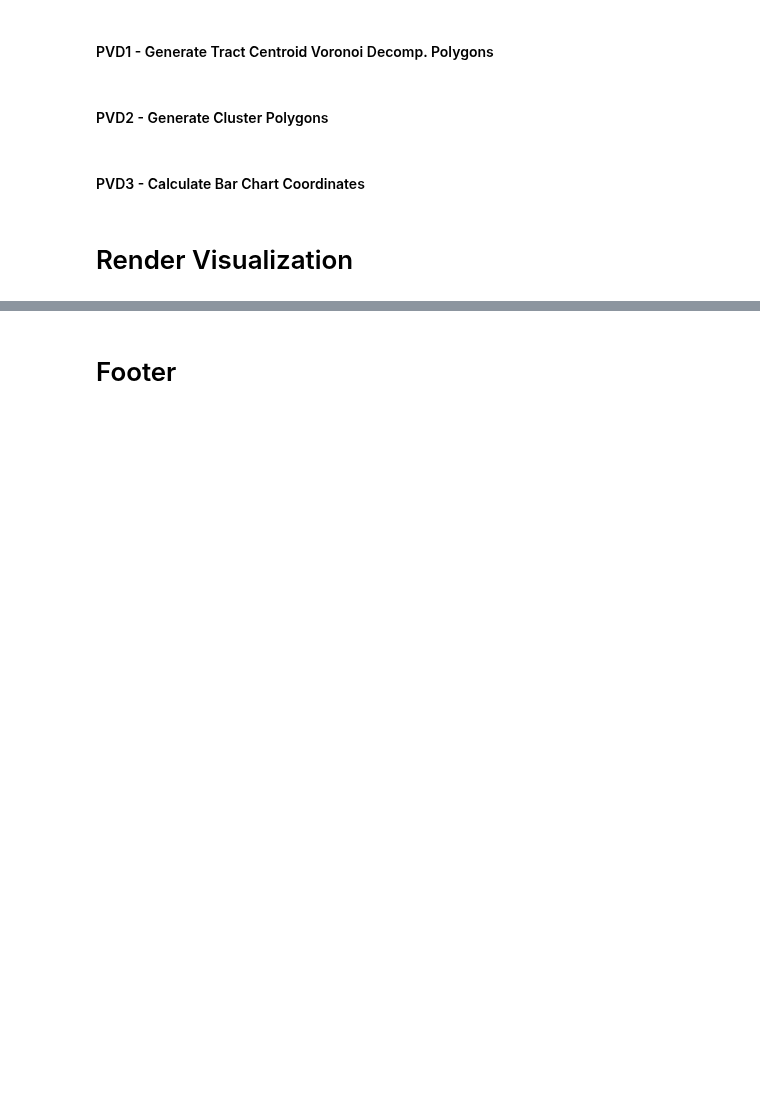
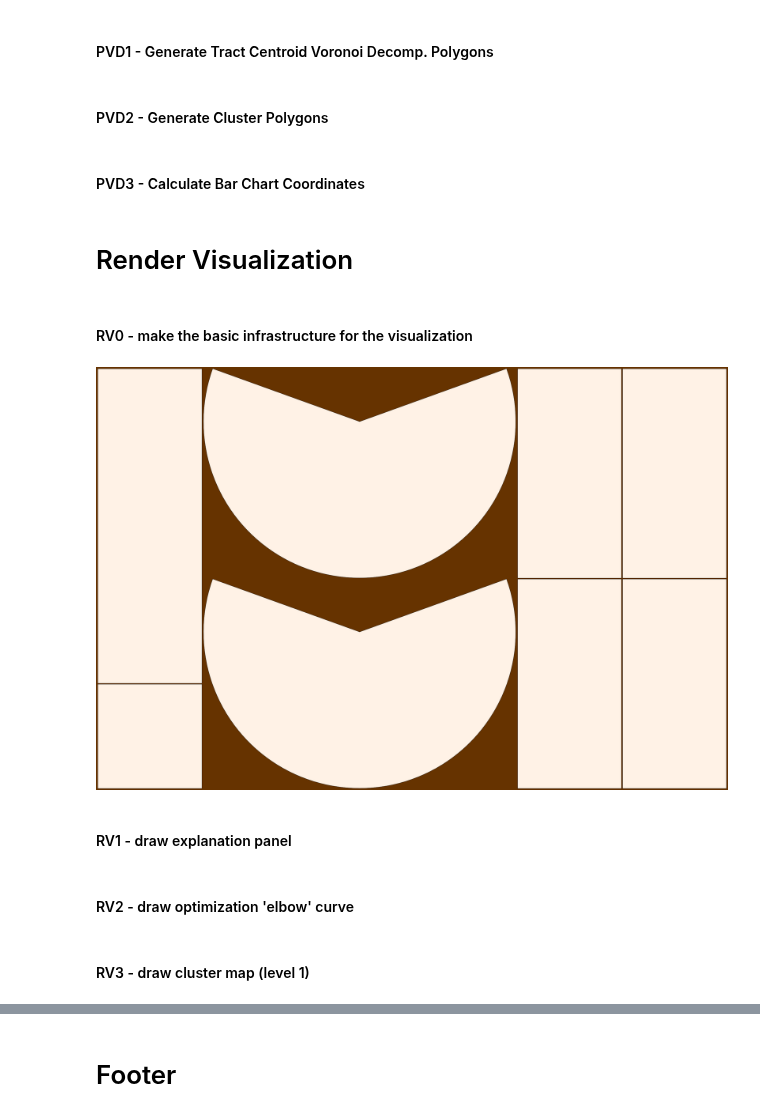
Before and after one commit to sjoshuam/pop_cluster_map, a Jupyter notebook: 1_pop_cluster_map.ipynb, the cells around one changed output, grey strips where cells are left out. Saved outputs shown, nothing was run; the diff lists cells and outputs as text; code cells hidden in the pictures; blank space fills up the shorter version.

Commit message:
Begin building visualization draw infrastructure

```diff
--- a/1_pop_cluster_map.ipynb
+++ b/1_pop_cluster_map.ipynb
@@ -77,14 +78,16 @@ set_color = {
     'AzureMedium'  :(7/12, 0.7, 0.7),
     'AzureLight'   :(7/12, 0.4, 1.0),
     'AzureBG'      :(7/12, 0.1, 1.0),
-    'AzureOverlay' :(7/12, 0.1, 1.0, 0.5),
 
     'OrangeDark'   :(1/12, 1.0, 0.4),
     'OrangeMedium' :(1/12, 0.7, 0.7),
     'OrangeLight'  :(1/12, 0.4, 1.0),
-    'OrangeBG'     :(1/12, 0.1, 1.0),
-    'OrangeOverlay':(1/12, 0.1, 1.0, 0.5)
+    'OrangeBG'     :(1/12, 0.1, 1.0)
     }
+
+for i in set_color.keys(): set_color[i] = to_hex(hsv_to_rgb(set_color[i]))
+set_color['AzureOverlay']  = set_color['AzureBG'] + '80'
+set_color['OrangeOverlay'] = set_color['AzureBG'] + '80'
 
 ## set font sizes
 set_font = {
@@ -638,3 +641,51 @@ log_time('PVD2')
 ## votes, lifespan, income, college
 # %% [markdown]
 # Render Visualization
+# %% [markdown]
+#### RV0 - make the basic infrastructure for the visualization
+# %%
+def draw_plot_foundation():
+
+    ## make figure and grid objects
+    global poster_fig
+    poster_fig = plt.figure(figsize = (36, 24))
+    poster_grid  = poster_fig.add_gridspec(4, 6, figure = poster_fig,
+                                        hspace = 0.01, wspace = 0.01, top = 1,
+                                        left = 0, right = 1, bottom = 0)
+    poster_fig.set_facecolor(set_color['OrangeDark'])
+
+    ## define axes
+    global poster_ax
+    poster_ax = dict()
+    poster_ax['explain'] = poster_fig.add_subplot(poster_grid[0:3, 0:1])
+    poster_ax['elbow']   = poster_fig.add_subplot(poster_grid[3:4, 0:1])
+
+    poster_ax['income'] = poster_fig.add_subplot(poster_grid[0:2, 4:5])
+    poster_ax['educ']   = poster_fig.add_subplot(poster_grid[2:4, 4:5])
+    poster_ax['life']   = poster_fig.add_subplot(poster_grid[0:2, 5:6])
+    poster_ax['gop']    = poster_fig.add_subplot(poster_grid[2:4, 5:6])
+
+    poster_ax['map1'] = poster_fig.add_subplot(poster_grid[0:2, 1:4],
+                                              projection = set_map['map_proj'])
+    poster_ax['map2'] = poster_fig.add_subplot(poster_grid[2:4, 1:4],
+                                              projection = set_map['map_proj'])
+
+    ## remove axis ticks
+    for i in poster_ax.keys():
+        poster_ax[i].tick_params(
+            bottom = False, top = False, left = False, right = False,
+            labelbottom = False, labeltop = False, labelleft = False,
+            labelright = False, color = 'red')
+        poster_ax[i].set_facecolor(set_color['OrangeBG'])
+
+## execute code
+draw_plot_foundation()
+log_time('RV0')
+# %% [output]
+[figure, added]
+# %% [markdown]
+#### RV1 - draw explanation panel
+# %% [markdown]
+#### RV2 - draw optimization 'elbow' curve
+# %% [markdown]
+#### RV3 - draw cluster map (level 1)
```
Also changed, not shown: parts of 11 cells of this notebook.
